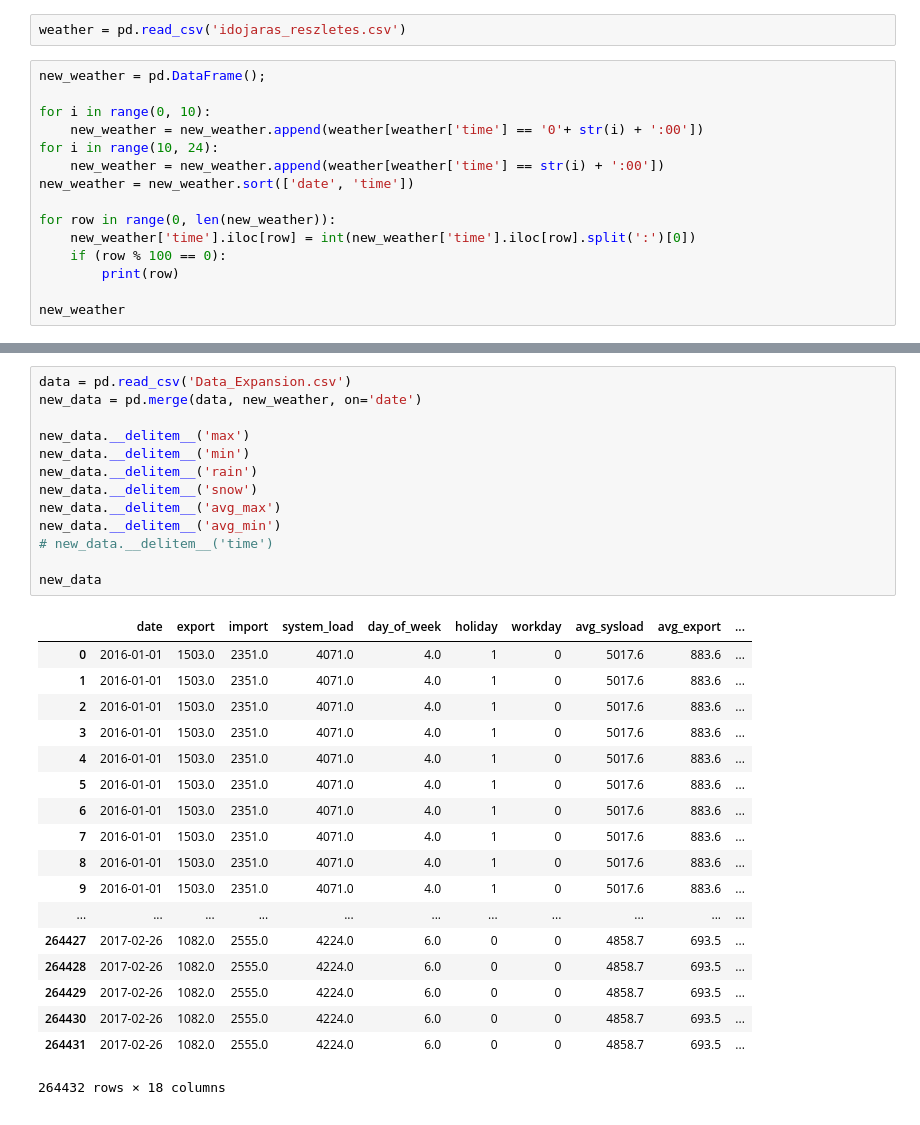
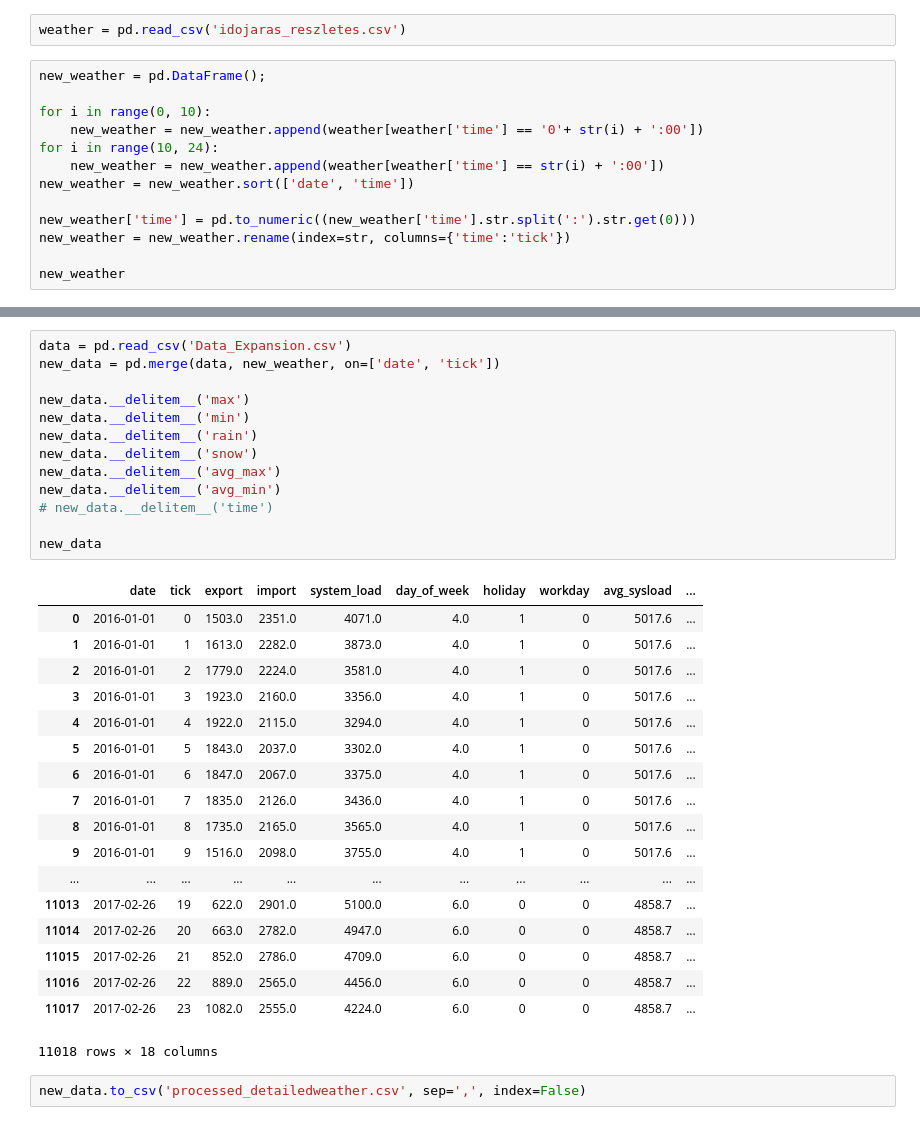
Before and after one commit to Universal95/DataMining_In_The_Energetics, a Jupyter notebook: DetailedWheater_preprocessing.ipynb, the cells around one changed output, grey strips where cells are left out. Cells and saved outputs as stored; diff of their text form.

```diff
--- a/DetailedWheater_preprocessing.ipynb
+++ b/DetailedWheater_preprocessing.ipynb
@@ -12,9 +12,7 @@ for i in range(10, 24):
     new_weather = new_weather.append(weather[weather['time'] == str(i) + ':00'])
 new_weather = new_weather.sort(['date', 'time'])
 
-for row in range(0, len(new_weather)):
-    new_weather['time'].iloc[row] = int(new_weather['time'].iloc[row].split(':')[0])
-    if (row % 100 == 0):
-        print(row)
+new_weather['time'] = pd.to_numeric((new_weather['time'].str.split(':').str.get(0)))
+new_weather = new_weather.rename(index=str, columns={'time':'tick'})
 
 new_weather
@@ -21,32 +38,34 @@ new_weather
 # %%
 data = pd.read_csv('Data_Expansion.csv')
-new_data = pd.merge(data, new_weather, on='date')
+new_data = pd.merge(data, new_weather, on=['date', 'tick'])
 
 new_data.__delitem__('max')
 new_data.__delitem__('min')
 new_data.__delitem__('rain')
 new_data.__delitem__('snow')
 new_data.__delitem__('avg_max')
 new_data.__delitem__('avg_min')
 # new_data.__delitem__('time')
 
 new_data
 # %% [output]
-|  | date | export | import | system_load | day_of_week | holiday | workday | avg_sysload | avg_export | ... |
-| 0 | 2016-01-01 | 1503.0 | 2351.0 | 4071.0 | 4.0 | 1 | 0 | 5017.6 | 883.6 | ... |
-| 1 | 2016-01-01 | 1503.0 | 2351.0 | 4071.0 | 4.0 | 1 | 0 | 5017.6 | 883.6 | ... |
-| 2 | 2016-01-01 | 1503.0 | 2351.0 | 4071.0 | 4.0 | 1 | 0 | 5017.6 | 883.6 | ... |
-| 3 | 2016-01-01 | 1503.0 | 2351.0 | 4071.0 | 4.0 | 1 | 0 | 5017.6 | 883.6 | ... |
-| 4 | 2016-01-01 | 1503.0 | 2351.0 | 4071.0 | 4.0 | 1 | 0 | 5017.6 | 883.6 | ... |
-| 5 | 2016-01-01 | 1503.0 | 2351.0 | 4071.0 | 4.0 | 1 | 0 | 5017.6 | 883.6 | ... |
-| 6 | 2016-01-01 | 1503.0 | 2351.0 | 4071.0 | 4.0 | 1 | 0 | 5017.6 | 883.6 | ... |
-| 7 | 2016-01-01 | 1503.0 | 2351.0 | 4071.0 | 4.0 | 1 | 0 | 5017.6 | 883.6 | ... |
-| 8 | 2016-01-01 | 1503.0 | 2351.0 | 4071.0 | 4.0 | 1 | 0 | 5017.6 | 883.6 | ... |
-| 9 | 2016-01-01 | 1503.0 | 2351.0 | 4071.0 | 4.0 | 1 | 0 | 5017.6 | 883.6 | ... |
+|  | date | tick | export | import | system_load | day_of_week | holiday | workday | avg_sysload | ... |
+| 0 | 2016-01-01 | 0 | 1503.0 | 2351.0 | 4071.0 | 4.0 | 1 | 0 | 5017.6 | ... |
+| 1 | 2016-01-01 | 1 | 1613.0 | 2282.0 | 3873.0 | 4.0 | 1 | 0 | 5017.6 | ... |
+| 2 | 2016-01-01 | 2 | 1779.0 | 2224.0 | 3581.0 | 4.0 | 1 | 0 | 5017.6 | ... |
+| 3 | 2016-01-01 | 3 | 1923.0 | 2160.0 | 3356.0 | 4.0 | 1 | 0 | 5017.6 | ... |
+| 4 | 2016-01-01 | 4 | 1922.0 | 2115.0 | 3294.0 | 4.0 | 1 | 0 | 5017.6 | ... |
+| 5 | 2016-01-01 | 5 | 1843.0 | 2037.0 | 3302.0 | 4.0 | 1 | 0 | 5017.6 | ... |
+| 6 | 2016-01-01 | 6 | 1847.0 | 2067.0 | 3375.0 | 4.0 | 1 | 0 | 5017.6 | ... |
+| 7 | 2016-01-01 | 7 | 1835.0 | 2126.0 | 3436.0 | 4.0 | 1 | 0 | 5017.6 | ... |
+| 8 | 2016-01-01 | 8 | 1735.0 | 2165.0 | 3565.0 | 4.0 | 1 | 0 | 5017.6 | ... |
+| 9 | 2016-01-01 | 9 | 1516.0 | 2098.0 | 3755.0 | 4.0 | 1 | 0 | 5017.6 | ... |
 | ... | ... | ... | ... | ... | ... | ... | ... | ... | ... | ... |
-| 264427 | 2017-02-26 | 1082.0 | 2555.0 | 4224.0 | 6.0 | 0 | 0 | 4858.7 | 693.5 | ... |
-| 264428 | 2017-02-26 | 1082.0 | 2555.0 | 4224.0 | 6.0 | 0 | 0 | 4858.7 | 693.5 | ... |
-| 264429 | 2017-02-26 | 1082.0 | 2555.0 | 4224.0 | 6.0 | 0 | 0 | 4858.7 | 693.5 | ... |
-| 264430 | 2017-02-26 | 1082.0 | 2555.0 | 4224.0 | 6.0 | 0 | 0 | 4858.7 | 693.5 | ... |
-| 264431 | 2017-02-26 | 1082.0 | 2555.0 | 4224.0 | 6.0 | 0 | 0 | 4858.7 | 693.5 | ... |
+| 11013 | 2017-02-26 | 19 | 622.0 | 2901.0 | 5100.0 | 6.0 | 0 | 0 | 4858.7 | ... |
+| 11014 | 2017-02-26 | 20 | 663.0 | 2782.0 | 4947.0 | 6.0 | 0 | 0 | 4858.7 | ... |
+| 11015 | 2017-02-26 | 21 | 852.0 | 2786.0 | 4709.0 | 6.0 | 0 | 0 | 4858.7 | ... |
+| 11016 | 2017-02-26 | 22 | 889.0 | 2565.0 | 4456.0 | 6.0 | 0 | 0 | 4858.7 | ... |
+| 11017 | 2017-02-26 | 23 | 1082.0 | 2555.0 | 4224.0 | 6.0 | 0 | 0 | 4858.7 | ... |
-264432 rows × 18 columns
+11018 rows × 18 columns
+# %%
+new_data.to_csv('processed_detailedweather.csv', sep=',', index=False)
```
Also changed, not shown: parts of 1 cell of this notebook, 1 other file.
